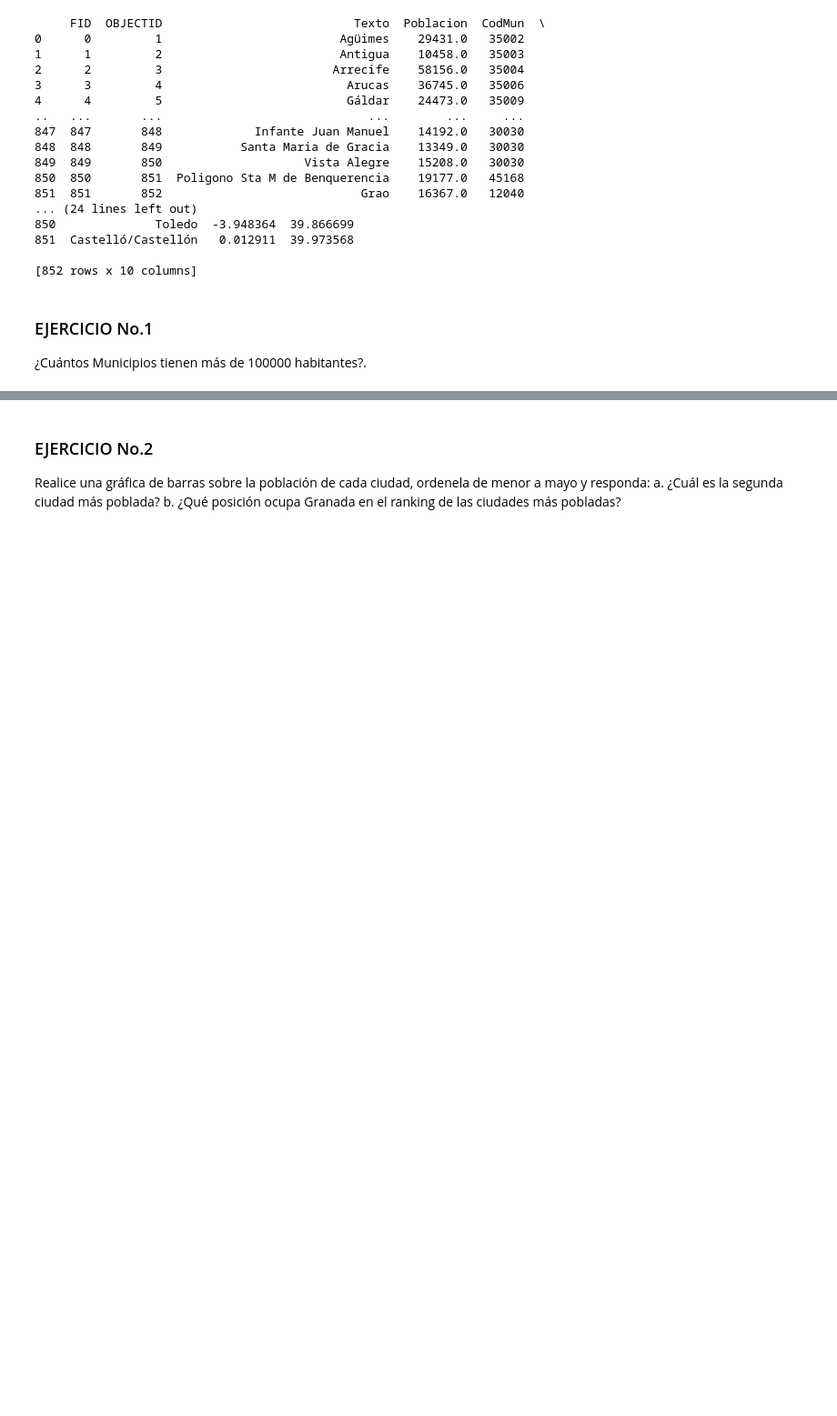
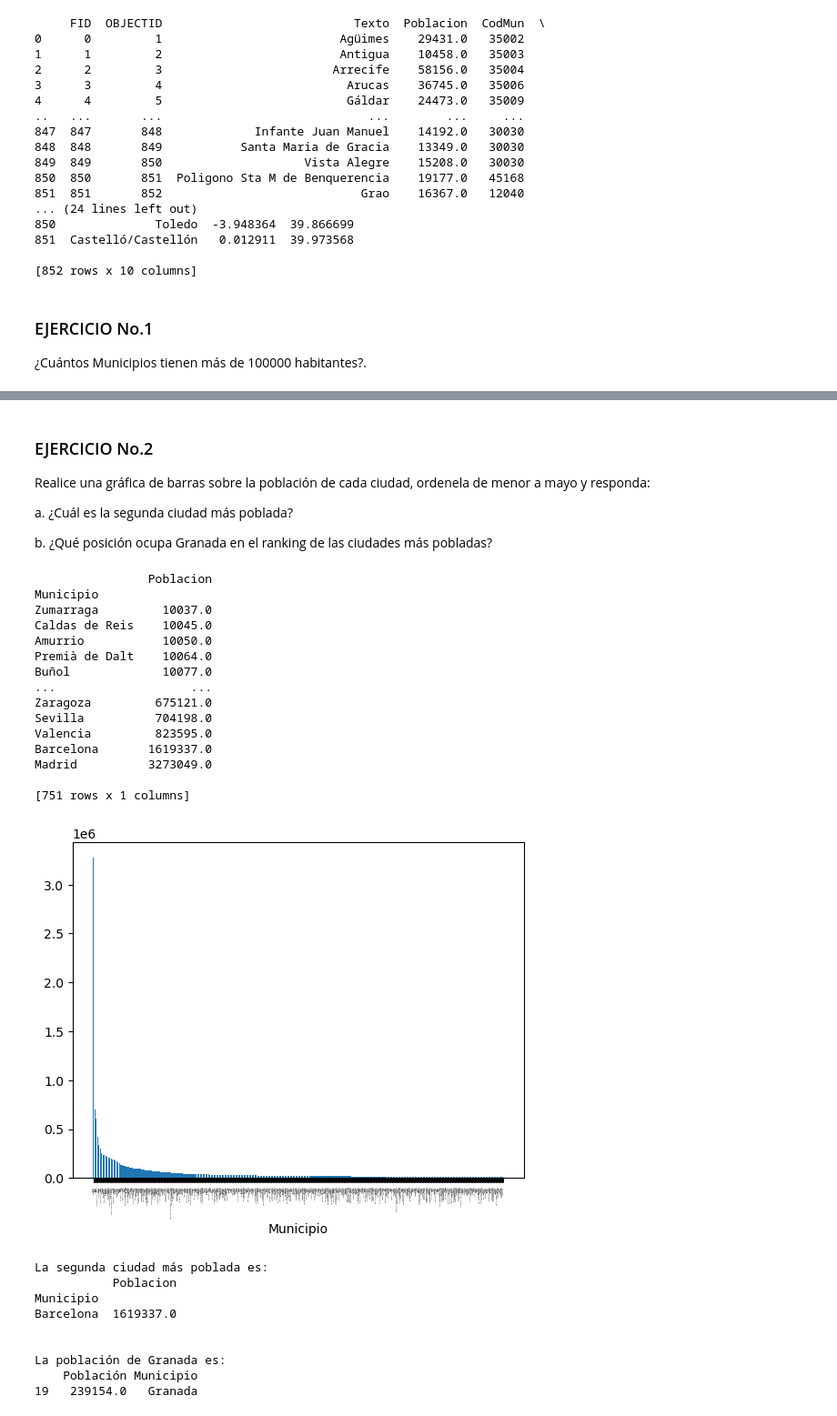
Before and after one commit to jrspm/LABORATORIO_3_1T_PY, a Jupyter notebook: LABORATORIO_3.ipynb, the cells around one changed output, grey strips where cells are left out. Shown: that part at 91% size. Drawn from its saved outputs; the diff is of its cells as text; code cells hidden in the pictures; blank space fills up the shorter version.

```diff
--- a/LABORATORIO_3.ipynb
+++ b/LABORATORIO_3.ipynb
@@ -224,8 +242,10 @@ hay 62 municipios que tienen mas de 100000 habitantes
 # %% [markdown]
 ### EJERCICIO No.2
 
-Realice una gráfica de barras sobre la población de cada
-ciudad, ordenela de menor a mayo y responda:
+Realice una gráfica de barras sobre la población de cada ciudad, ordenela de menor a mayo y responda:
+
+
 a. ¿Cuál es la segunda ciudad más poblada?
-b. ¿Qué posición ocupa Granada en el ranking de
-las ciudades más pobladas?
+
+
+b. ¿Qué posición ocupa Granada en el ranking de las ciudades más pobladas?
@@ -233,0 +252,62 @@ plt.hist(sample_data)
+# %%
+df_2 = df[["Poblacion","Municipio"]]
+df_2=df_2.groupby(by=["Municipio"]).sum()
+df_2 = df_2.sort_values('Poblacion',ascending=False)
+df_3 = df_2.sort_values('Poblacion',ascending=True)
+df_3.head()
+
+
+print(df_3)
+array_values=np.array(df_2.values.tolist())
+list_values=np.reshape(array_values,-1).tolist()
+list_mun=df_2.index.values.tolist()
+
+array_1=np.array(list_values)
+array_1=np.reshape(array_1,(-1,1))
+pf2= pd.DataFrame(array_1,columns=["Población"])
+pf2['Municipio']=list_mun
+
+#print(pf2)
+
+
+plt.xlabel('Municipio', fontsize=10)
+plt.bar(list_mun,list_values)
+plt.xticks(rotation = 90, fontsize=1)
+plt.show()
+
+
+#df_resumen = pd.DataFrame(datos, columns=columnas, index=filas)
+
+
+
+print("La segunda ciudad más poblada es:")
+print(df_3.loc[df_3.index[-2:-1]])
+print("\n")
+print("La población de Granada es:")
+print(pf2.loc[pf2.loc[:, 'Municipio'] == 'Granada'])
+# %% [output]
+                Poblacion
+Municipio
+Zumarraga         10037.0
+Caldas de Reis    10045.0
+Amurrio           10050.0
+Premià de Dalt    10064.0
+Buñol             10077.0
+...                   ...
+Zaragoza         675121.0
+Sevilla          704198.0
+Valencia         823595.0
+Barcelona       1619337.0
+Madrid          3273049.0
+
+[751 rows x 1 columns]
+[figure, added]
+La segunda ciudad más poblada es:
+           Poblacion
+Municipio
+Barcelona  1619337.0
+
+
+La población de Granada es:
+    Población Municipio
+19   239154.0   Granada
```
Also changed, not shown: parts of 12 cells of this notebook.
